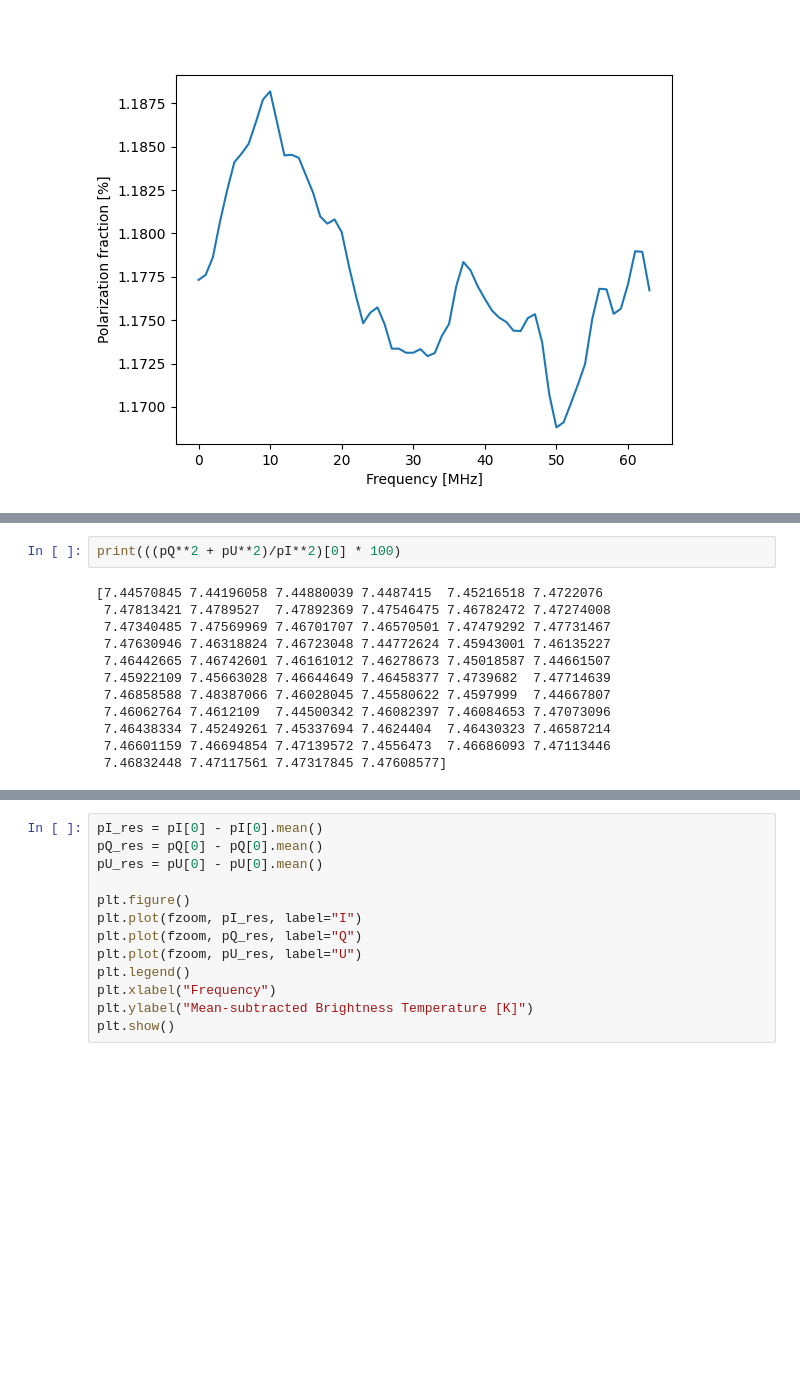
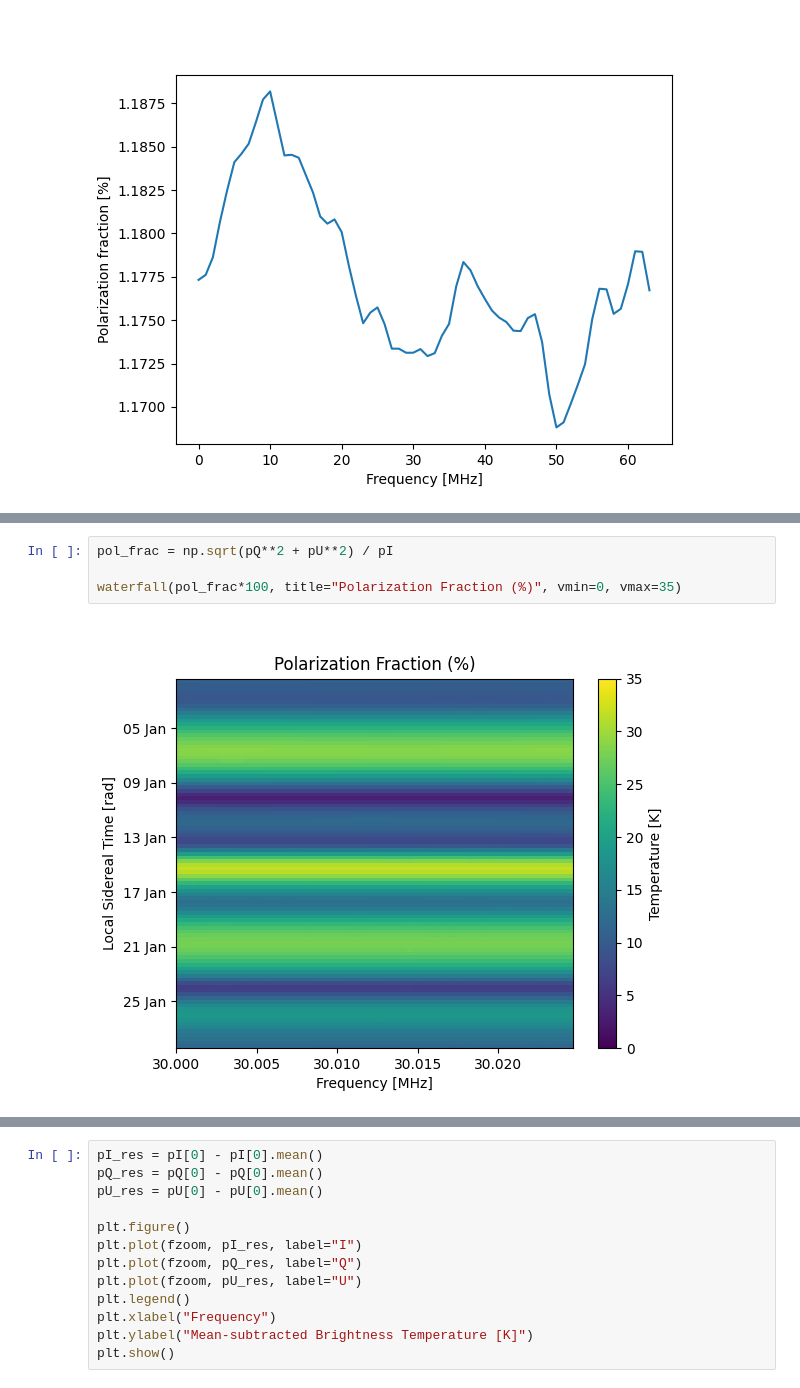
Before and after one commit to christianhbye/lusee_faraday, a Jupyter notebook: notebooks/wmap-time.ipynb, the cells around one changed output, grey strips where cells are left out. Cells and saved outputs as stored; diff of their text form; blank space fills up the shorter version.

```diff
--- a/notebooks/wmap-time.ipynb
+++ b/notebooks/wmap-time.ipynb
@@ -102,15 +118,7 @@ waterfall(pU)
 # %%
-print(((pQ**2 + pU**2)/pI**2)[0] * 100)
+pol_frac = np.sqrt(pQ**2 + pU**2) / pI
+
+waterfall(pol_frac*100, title="Polarization Fraction (%)", vmin=0, vmax=35)
 # %% [output]
-[7.44570845 7.44196058 7.44880039 7.4487415  7.45216518 7.4722076
- 7.47813421 7.4789527  7.47892369 7.47546475 7.46782472 7.47274008
- 7.47340485 7.47569969 7.46701707 7.46570501 7.47479292 7.47731467
- 7.47630946 7.46318824 7.46723048 7.44772624 7.45943001 7.46135227
- 7.46442665 7.46742601 7.46161012 7.46278673 7.45018587 7.44661507
- 7.45922109 7.45663028 7.46644649 7.46458377 7.4739682  7.47714639
- 7.46858588 7.48387066 7.46028045 7.45580622 7.4597999  7.44667807
- 7.46062764 7.4612109  7.44500342 7.46082397 7.46084653 7.47073096
- 7.46438334 7.45249261 7.45337694 7.4624404  7.46430323 7.46587214
- 7.46601159 7.46694854 7.47139572 7.4556473  7.46686093 7.47113446
- 7.46832448 7.47117561 7.47317845 7.47608577]
+[figure, added]
 # %%
```
Also changed, not shown: parts of 7 cells of this notebook, 1 other file.
